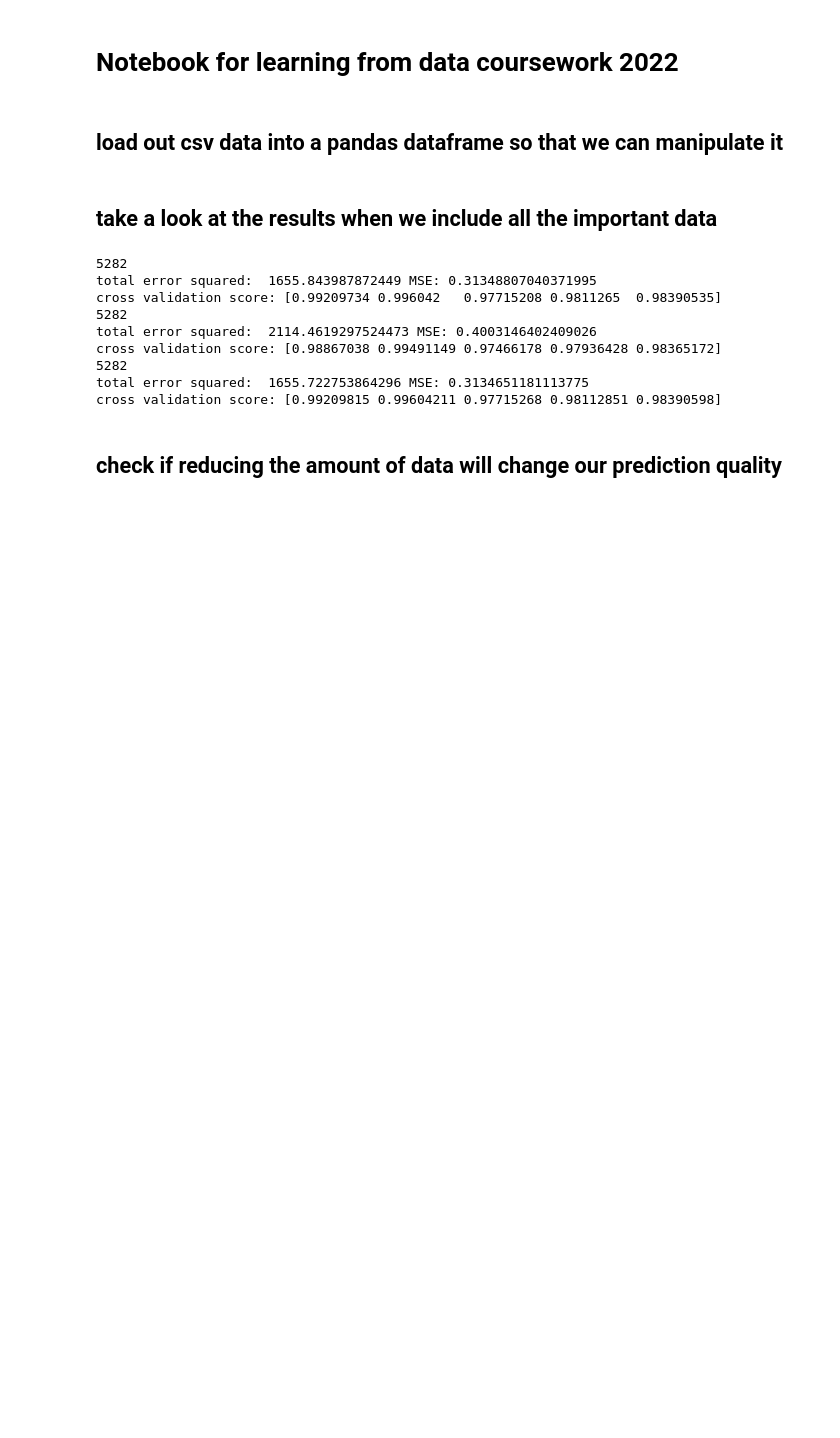
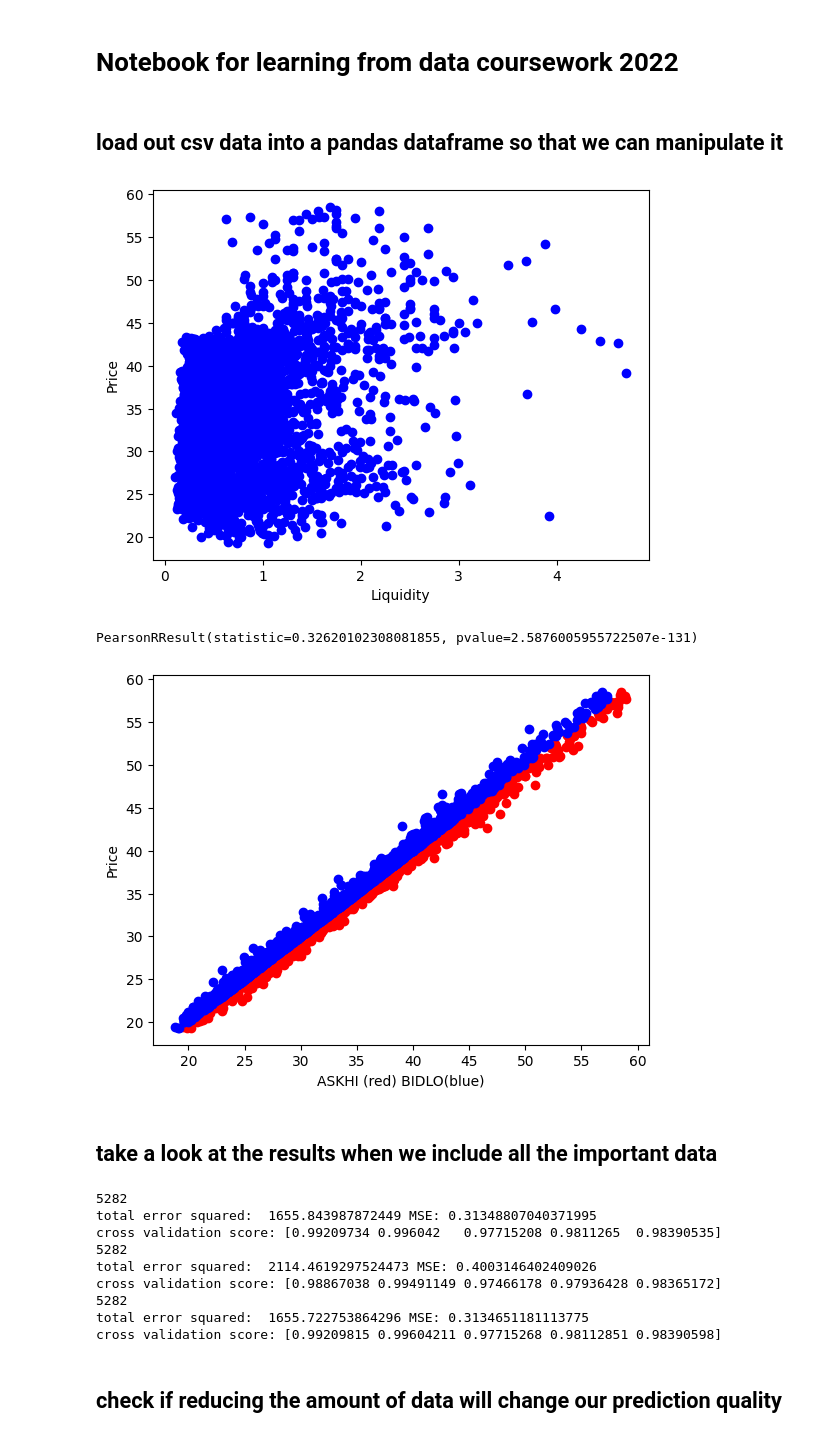
Before and after one commit to ABaker1343/exeter-uni-learning-from-data-coursework, a Jupyter notebook: notebook.ipynb, the cells around one changed output. Saved outputs shown, nothing was run; the diff lists cells and outputs as text; code cells hidden in the pictures; blank space fills up the shorter version.

```diff
--- a/notebook.ipynb
+++ b/notebook.ipynb
@@ -26,10 +28,27 @@ warnings.warn = warn
 # %%
 dataframe = pd.read_csv("AT_T_SBC_Stock_Price_Data_2000_2020.csv")
 
 # filter out the columns we dont care about
 dataframe["LIQ"] = dataframe["ASKHI"] - dataframe["BIDLO"]
 important_cols = ["DATE", "OPENPRC", "VOL", "BIDLO", "ASKHI", "PRC", "LIQ"]
+cols_to_include = ["PRC", "VOL"]
 dataframe = dataframe[important_cols]
+
+plt.plot(dataframe["LIQ"], dataframe["PRC"], "bo")
+plt.xlabel("Liquidity")
+plt.ylabel("Price")
+plt.show()
+print(pearsonr(dataframe["LIQ"], dataframe["PRC"]))
+
+plt.plot(dataframe["ASKHI"], dataframe["PRC"], "ro")
+plt.plot(dataframe["BIDLO"], dataframe["PRC"], "bo")
+plt.xlabel("ASKHI (red) BIDLO(blue)")
+plt.ylabel("Price")
+plt.show()
+# %% [output]
+[figure, added]
+PearsonRResult(statistic=0.32620102308081855, pvalue=2.5876005955722507e-131)
+[figure, added]
 # %%
 def gen_model(model, data, cols, time_series_past, time_series_future, polynomial=0, show_plot=False):
 
```
Also changed, not shown: parts of 8 cells of this notebook, 7 other files.
